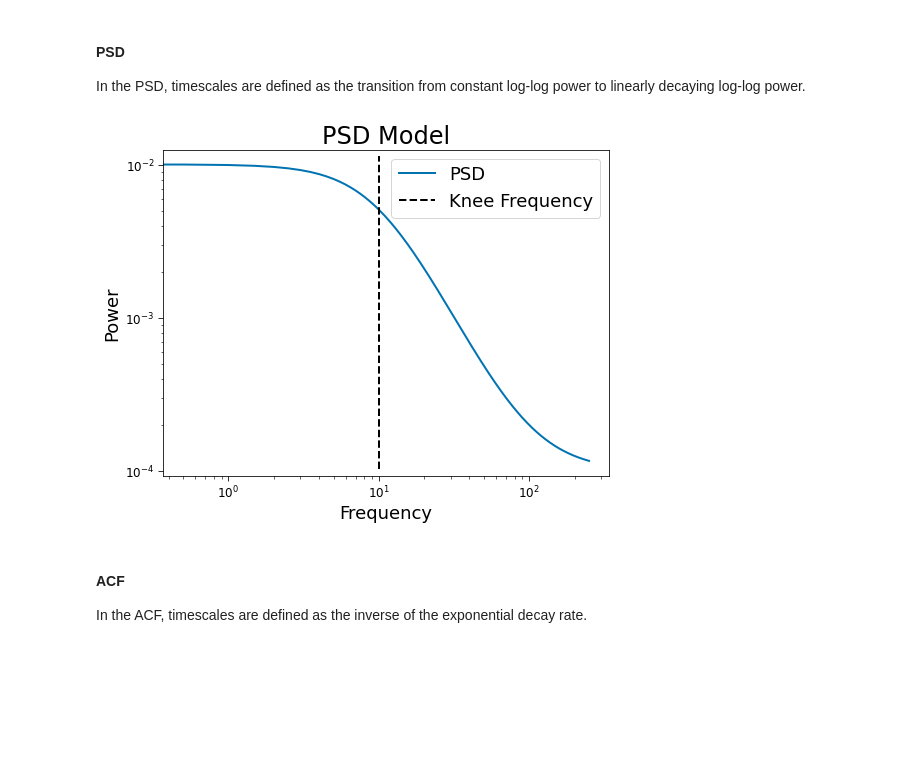
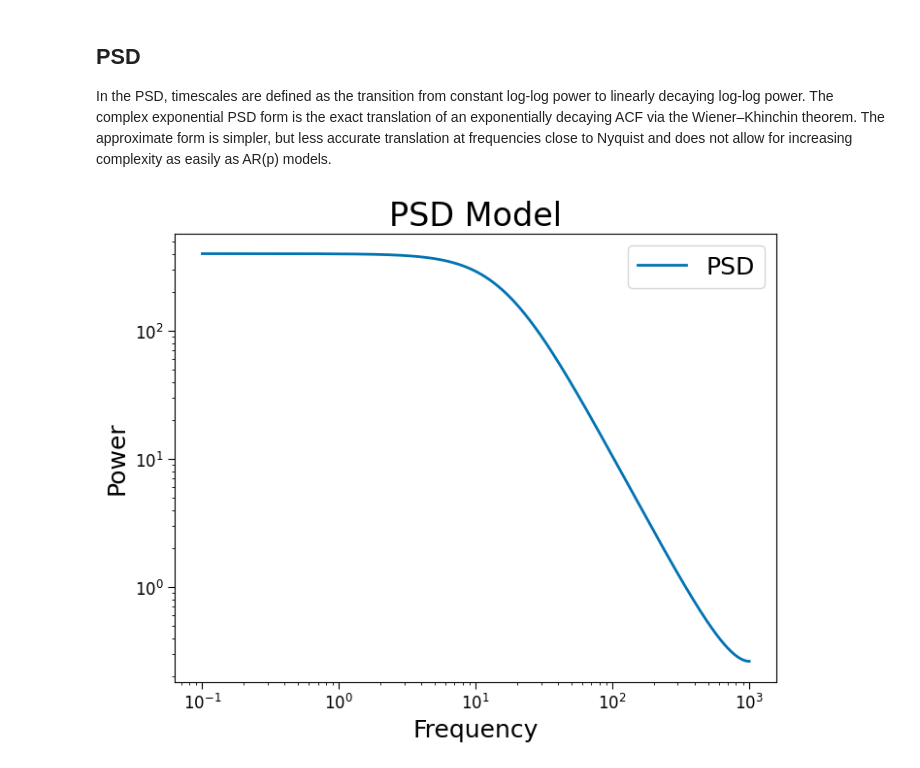
Before and after one commit to voytekresearch/timescale-methods, a Jupyter notebook: docs/tutorials/tutorial_01_intro.ipynb, the cells around one changed output. Drawn from its saved outputs; the diff is of its cells as text; code cells hidden in the pictures; blank space fills up the shorter version.

```diff
--- a/docs/tutorials/tutorial_01_intro.ipynb
+++ b/docs/tutorials/tutorial_01_intro.ipynb
@@ -22,0 +47,18 @@ This tutorial descibes the ACF and PSD models and future tutorials will describe
+# %%
+# Settings
+fs = 2000
+phi = 0.95
+tau = -1 / (np.log(phi) * fs)
+
+# Simulate ACF
+lags = np.arange(2000)
+corrs = sim_exp_decay(lags, fs, tau, 1)
+
+# Plot
+plt.figure(figsize=(8, 6))
+plt.title('ACF Model')
+plt.plot(lags[:250], corrs[:250], label='ACF')
+plt.axvline(tau * fs, .02, .98, color='k', ls='--', label='Tau')
+plt.xlabel('Lags')
+plt.ylabel('Correlation')
+plt.legend();
@@ -23,27 +67,18 @@ This tutorial descibes the ACF and PSD models and future tutorials will describe
 # %% [markdown]
-#### PSD
-In the PSD, timescales are defined as the transition from constant log-log power to linearly decaying log-log power.
+## PSD
+In the PSD, timescales are defined as the transition from constant log-log power to linearly decaying log-log power. The complex exponential PSD form is the exact translation of an exponentially decaying ACF via the Wiener–Khinchin theorem. The approximate form is simpler, but less accurate translation at frequencies close to Nyquist and does not allow for increasing complexity as easily as AR(p) models.
-# %%
-# Settings
-fs = 1000
-knee_freq = 10
-tau = convert_knee(knee_freq)
-
-# Simulate
-freqs = np.linspace(0, 2000, 4001)
-powers = sim_lorentzian(freqs, knee_freq, constant=1e-4)
 # %%
+# Simulate PSD
+freqs = np.linspace(1e-5, fs/2, 10_000)
+powers = sim_ar_spectrum(freqs, fs, phi)
+
 # Plot
 plt.figure(figsize=(8, 6))
 plt.title('PSD Model')
-plt.loglog(freqs[:500], powers[:500], label='PSD')
-plt.axvline(knee_freq, .02, .98, color='k', ls='--', label='Knee Frequency')
+plt.loglog(freqs[1:], powers[1:], label='PSD')
+
 plt.xlabel('Frequency')
 plt.ylabel('Power')
 plt.legend();
 # %% [output]
-[figure, old version]
+[figure, new version]
-# %% [markdown]
-#### ACF
-
-In the ACF, timescales are defined as the inverse of the exponential decay rate.
```
Also changed, not shown: parts of 12 cells of this notebook, 5 other files.
